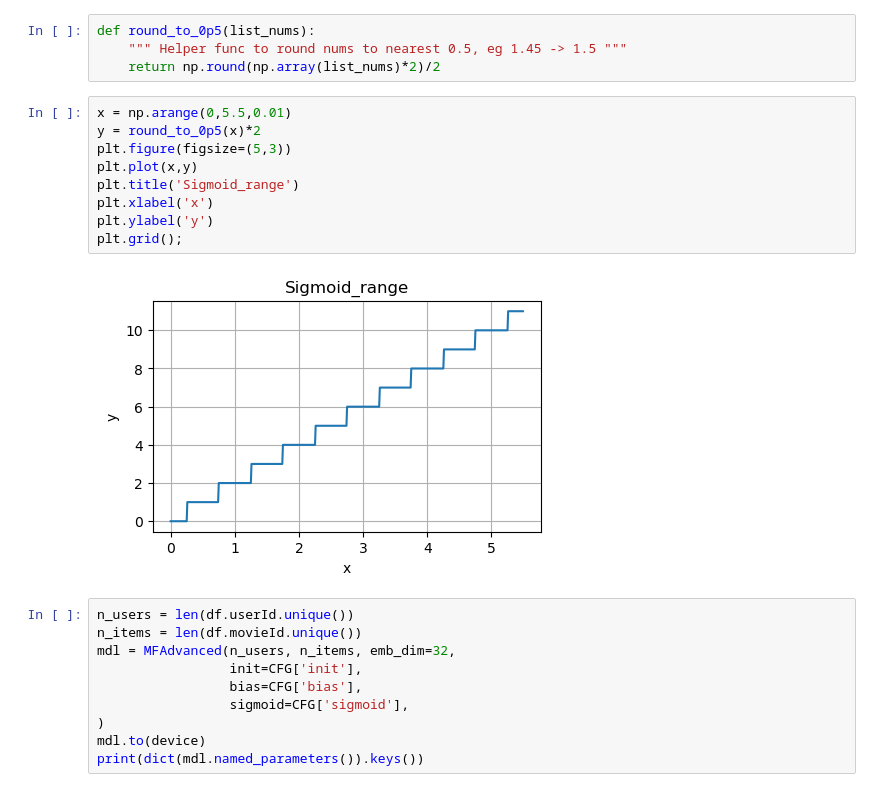
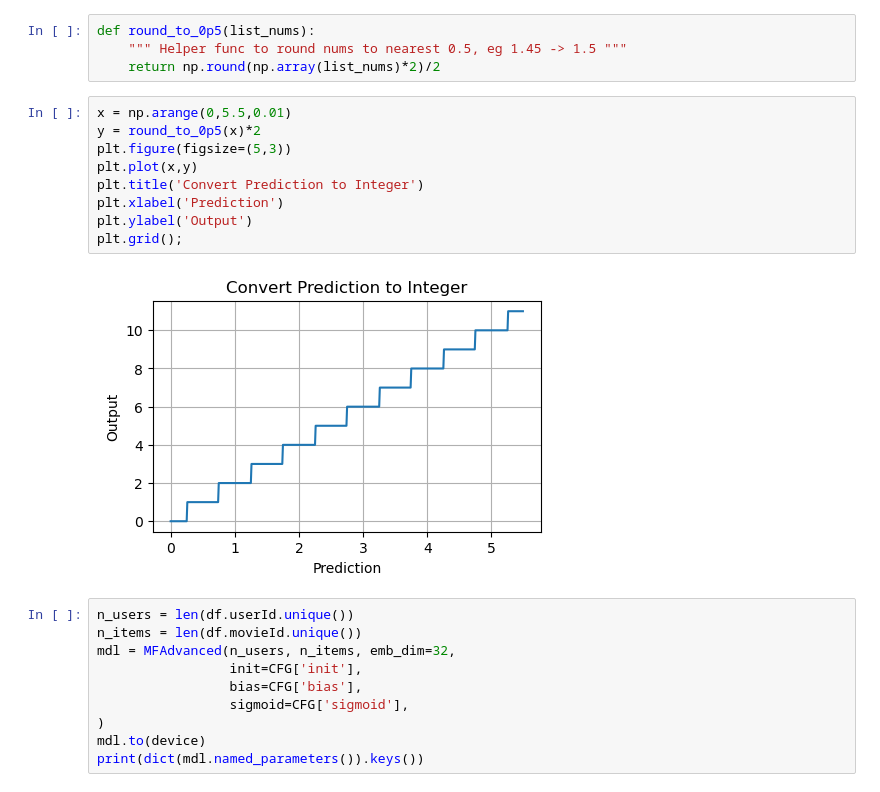
Before and after one commit to Datadote/matrix-factorization-pytorch, a Jupyter notebook: 02_matrix_factorization_advanced.ipynb, the cells around one changed output. Cells and saved outputs as stored; diff of their text form.

Commit message:
fixing prediction rounding to integer figure

```diff
--- a/02_matrix_factorization_advanced.ipynb
+++ b/02_matrix_factorization_advanced.ipynb
@@ -150,14 +151,14 @@ def round_to_0p5(list_nums):
 # %%
 x = np.arange(0,5.5,0.01)
 y = round_to_0p5(x)*2
 plt.figure(figsize=(5,3))
 plt.plot(x,y)
-plt.title('Sigmoid_range')
-plt.xlabel('x')
-plt.ylabel('y')
+plt.title('Convert Prediction to Integer')
+plt.xlabel('Prediction')
+plt.ylabel('Output')
 plt.grid();
 # %% [output]
-[figure, old version]
+[figure, new version]
 # %%
 n_users = len(df.userId.unique())
 n_items = len(df.movieId.unique())
```
Also changed, not shown: parts of 3 cells of this notebook.
